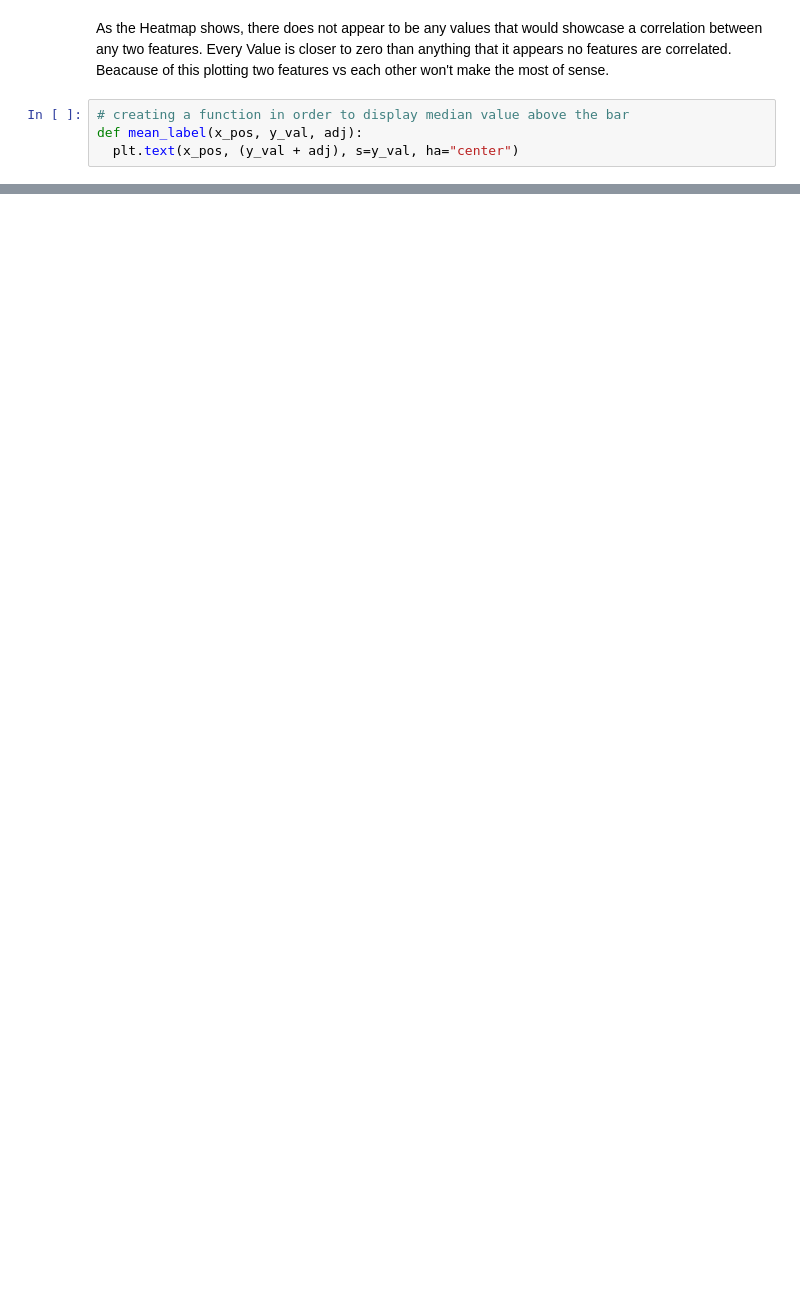
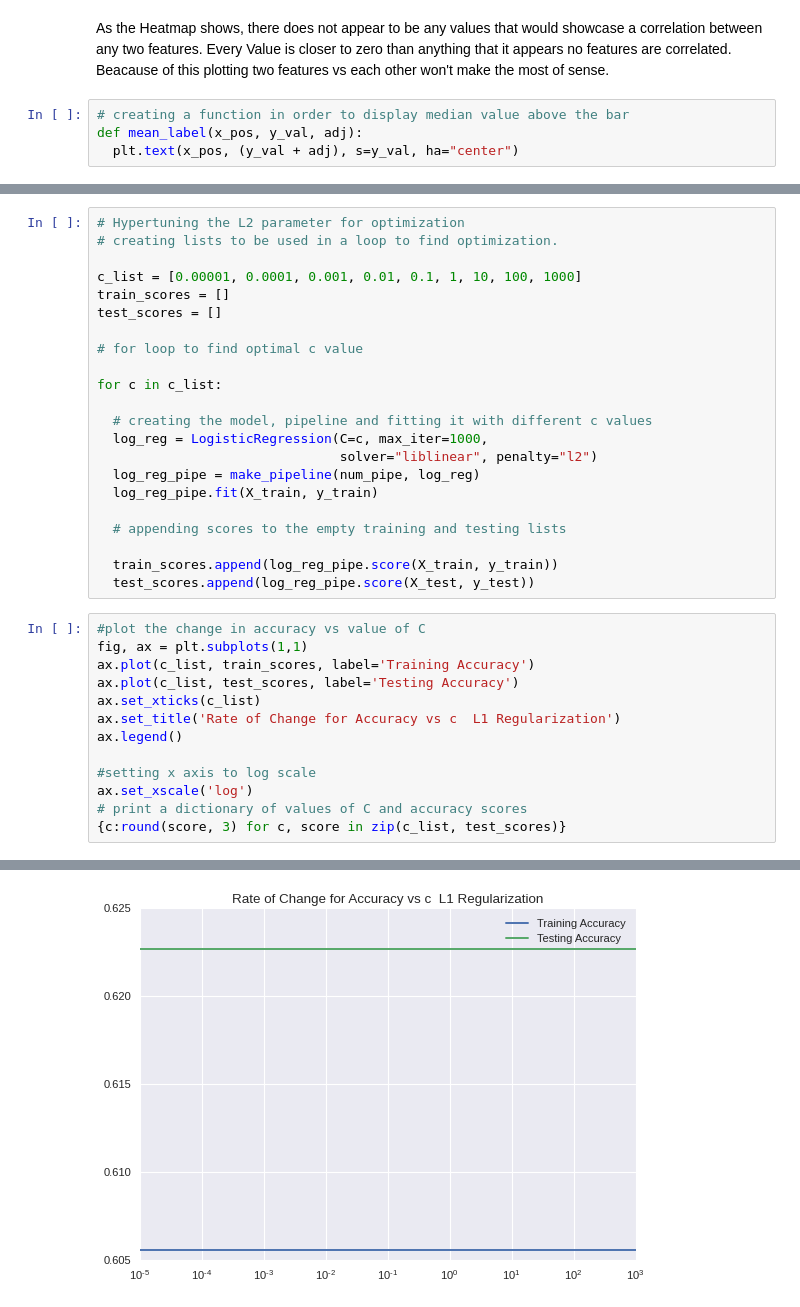
Before and after one commit to dvisionst/Project_Two, a Jupyter notebook: Project_Two.ipynb, the cells around one changed output, grey strips where cells are left out. Saved outputs shown, nothing was run; the diff lists cells and outputs as text; blank space fills up the shorter version.

```diff
--- a/Project_Two.ipynb
+++ b/Project_Two.ipynb
@@ -255,0 +388,36 @@ plt.title('Chloramines & Organic Carbon Medians of the Water',
+# %%
+# Hypertuning the L2 parameter for optimization
+# creating lists to be used in a loop to find optimization.
+
+c_list = [0.00001, 0.0001, 0.001, 0.01, 0.1, 1, 10, 100, 1000]
+train_scores = []
+test_scores = []
+
+# for loop to find optimal c value
+
+for c in c_list:
+
+  # creating the model, pipeline and fitting it with different c values
+  log_reg = LogisticRegression(C=c, max_iter=1000,
+                               solver="liblinear", penalty="l2")
+  log_reg_pipe = make_pipeline(num_pipe, log_reg)
+  log_reg_pipe.fit(X_train, y_train)
+
+  # appending scores to the empty training and testing lists
+
+  train_scores.append(log_reg_pipe.score(X_train, y_train))
+  test_scores.append(log_reg_pipe.score(X_test, y_test))
+# %%
+#plot the change in accuracy vs value of C
+fig, ax = plt.subplots(1,1)
+ax.plot(c_list, train_scores, label='Training Accuracy')
+ax.plot(c_list, test_scores, label='Testing Accuracy')
+ax.set_xticks(c_list)
+ax.set_title('Rate of Change for Accuracy vs c  L1 Regularization')
+ax.legend()
+
+#setting x axis to log scale
+ax.set_xscale('log')
+# print a dictionary of values of C and accuracy scores
+{c:round(score, 3) for c, score in zip(c_list, test_scores)}
+# %% [output]
@@ -255,0 +433 @@ plt.title('Chloramines & Organic Carbon Medians of the Water',
+[figure, added]
```
Also changed, not shown: parts of 39 cells of this notebook.
